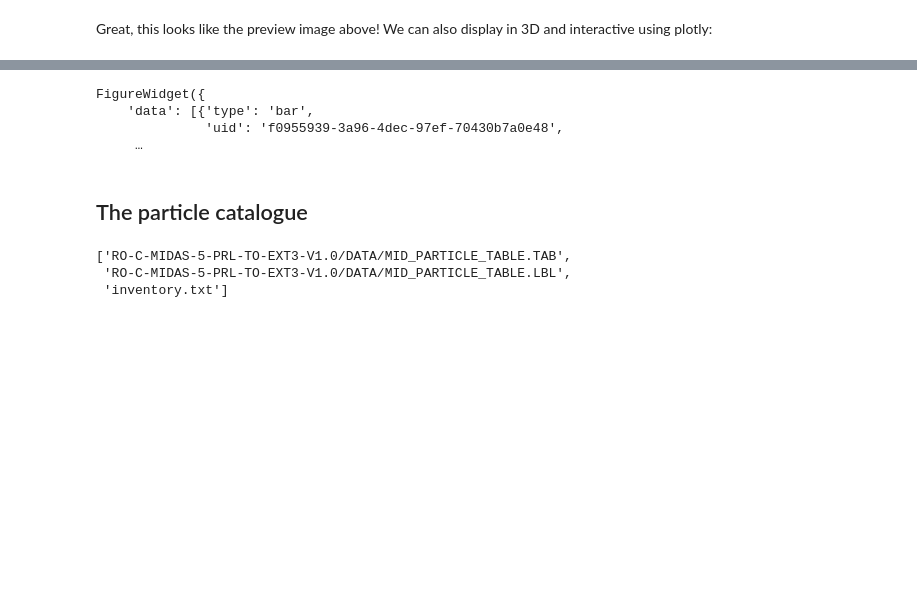
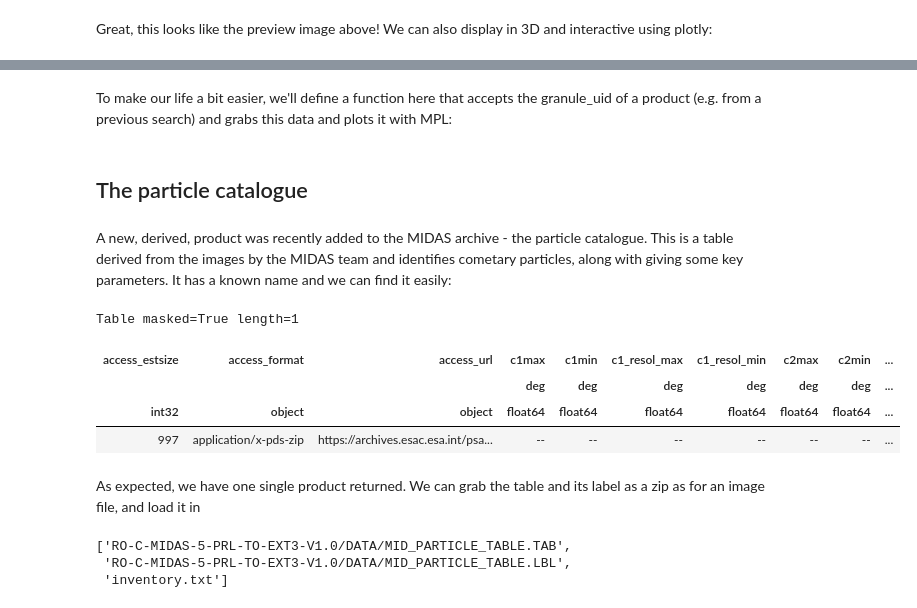
Before and after one commit to msbentley/midas-analysis, a Jupyter notebook: midas-analysis.ipynb, the cells around one changed output, grey strips where cells are left out. Saved outputs shown, nothing was run; the diff lists cells and outputs as text; code cells hidden in the pictures; blank space fills up the shorter version.

```diff
--- a/midas-analysis.ipynb
+++ b/midas-analysis.ipynb
@@ -296,15 +340,3 @@ FigureWidget({
  …
-# %%
-
-data = [go.Bar(
-            x=['giraffes', 'orangutans', 'monkeys'],
-            y=[20, 14, 23]
-    )]
-layout = {'yaxis': {'range': [0, 25]}}
-fig = go.FigureWidget(data, layout)
-fig
-# %% [output]
-FigureWidget({
-    'data': [{'type': 'bar',
-              'uid': 'f0955939-3a96-4dec-97ef-70430b7a0e48',
-     …
+# %% [markdown]
+To make our life a bit easier, we'll define a function here that accepts the granule_uid of a product (e.g. from a previous search) and grabs this data and plots it with MPL:
@@ -311,10 +389,21 @@ FigureWidget({
 # %% [markdown]
 ## The particle catalogue
+# %% [markdown]
+A new, derived, product was recently added to the MIDAS archive - the particle catalogue. This is a table derived from the images by the MIDAS team and identifies cometary particles, along with giving some key parameters. It has a known name and we can find it easily:
 # %%
 prod_id = 'MID_PARTICLE_TABLE'
 # %%
 query = "SELECT * FROM epn_core WHERE instrument_name='MIDAS' AND GRANULE_UID LIKE '%MID_PARTICLE_TABLE'"
 data = psa.launch_job(query).get_data()
+data
+# %% [output]
+Table masked=True length=1
+| access_estsize | access_format | access_url | c1max | c1min | c1_resol_max | c1_resol_min | c2max | c2min | ... |
+|  |  |  | deg | deg | deg | deg | deg | deg | ... |
+| int32 | object | object | float64 | float64 | float64 | float64 | float64 | float64 | ... |
+| 997 | application/x-pds-zip | https://archives.esac.esa.int/psa... | -- | -- | -- | -- | -- | -- | ... |
+# %% [markdown]
+As expected, we have one single product returned. We can grab the table and its label as a zip as for an image file, and load it in
 # %%
 catalogue_url = data['access_url'].data[0]
 # %%
```
Also changed, not shown: parts of 38 cells of this notebook.
